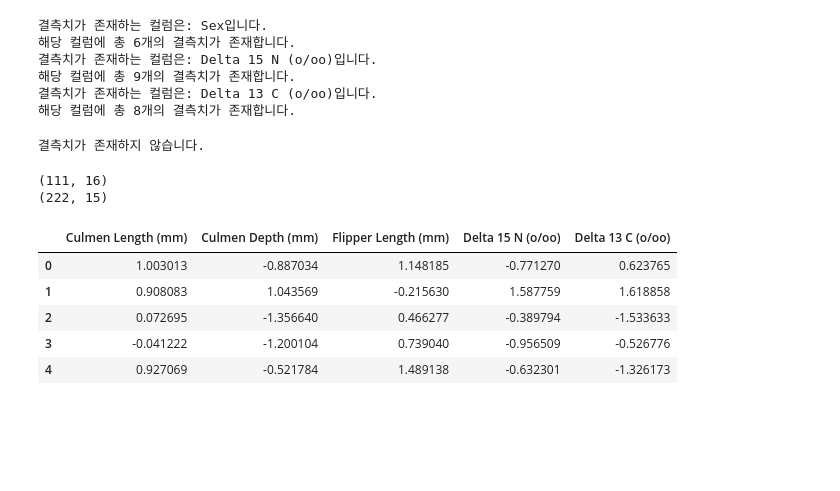
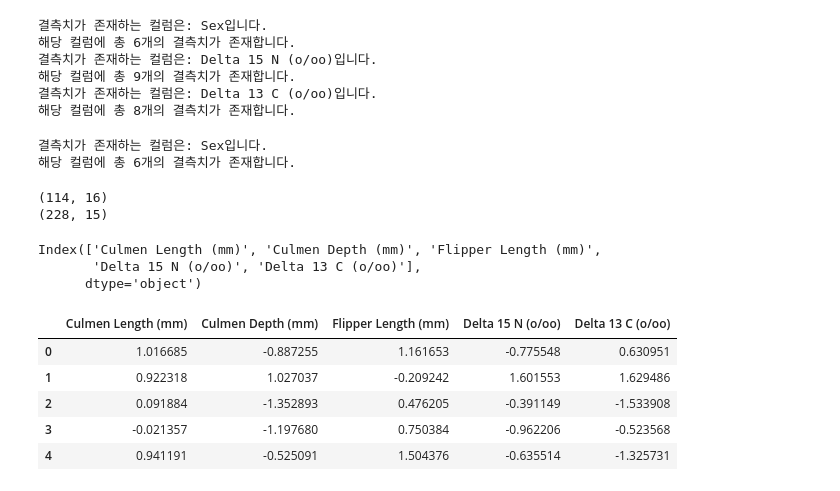
Before and after one commit to hyejeong0807/dacon, a Jupyter notebook: 펭귄데이터분석.ipynb, the cells around one changed output. Drawn from its saved outputs; the diff is of its cells as text; code cells hidden in the pictures; blank space fills up the shorter version.

```diff
--- a/펭귄데이터분석.ipynb
+++ b/펭귄데이터분석.ipynb
@@ -68,11 +68,12 @@ data[data.isna().sum(axis=1)>0]
 def handle_na(data, missing_col):
   temp = data.copy()
   for col, dtype in missing_col:
-    if dtype == 'O':
-      temp = temp.dropna(subset=[col], axis=0)
-    elif dtype == int or dtype == float:
+    #if dtype == 'O':
+    #  temp.loc[:, col] = temp[col].fillna(temp[[col, 'Body Mass (g)']].)
+    #  temp = temp.dropna(subset=[col])
+    if dtype == int or dtype == float:
       temp.loc[:, col] = temp[col].fillna(temp[col].mean())
-  temp = temp.reset_index(drop=True)
+  #temp = temp.reset_index(drop=True)
   return temp
 # %%
 data = handle_na(data, missing_col)
@@ -273,7 +275,8 @@ test_missing_col = check_missing_col(raw_test)
 raw_test = handle_na(raw_test, test_missing_col)
 test_missing_col = check_missing_col(raw_test)
 # %% [output]
-결측치가 존재하지 않습니다.
+결측치가 존재하는 컬럼은: Sex입니다.
+해당 컬럼에 총 6개의 결측치가 존재합니다.
 # %%
 train = data.copy()
 test = raw_test.copy()
@@ -283,8 +286,14 @@ test = pd.get_dummies(test)
 print(train.shape)
 print(test.shape)
 # %% [output]
-(111, 16)
-(222, 15)
+(114, 16)
+(228, 15)
+# %%
+numeric_feature[:-1]
+# %% [output]
+Index(['Culmen Length (mm)', 'Culmen Depth (mm)', 'Flipper Length (mm)',
+       'Delta 15 N (o/oo)', 'Delta 13 C (o/oo)'],
+      dtype='object')
 # %%
 from sklearn.preprocessing import StandardScaler
 
@@ -292,14 +301,14 @@ std_scaler = StandardScaler()
 scaled_train = std_scaler.fit_transform(train[numeric_feature[:-1]])
 scaled_test = std_scaler.fit_transform(test[numeric_feature[:-1]])
 # %%
-train[numeric_feature[:-1]] = pd.DataFrame(data=scaled_train, columns=numeric_feature[:-1])
-test[numeric_feature[:-1]] = pd.DataFrame(data=scaled_test, columns=numeric_feature[:-1])
+train[numeric_feature[:-1]] = pd.DataFrame(data=scaled_train, columns=numeric_feature[:-1], index=train.index)
+test[numeric_feature[:-1]] = pd.DataFrame(data=scaled_test, columns=numeric_feature[:-1], index=test.index)
 
 train[numeric_feature[:-1]].head()
 # %% [output]
 |  | Culmen Length (mm) | Culmen Depth (mm) | Flipper Length (mm) | Delta 15 N (o/oo) | Delta 13 C (o/oo) |
-| 0 | 1.003013 | -0.887034 | 1.148185 | -0.771270 | 0.623765 |
-| 1 | 0.908083 | 1.043569 | -0.215630 | 1.587759 | 1.618858 |
-| 2 | 0.072695 | -1.356640 | 0.466277 | -0.389794 | -1.533633 |
-| 3 | -0.041222 | -1.200104 | 0.739040 | -0.956509 | -0.526776 |
-| 4 | 0.927069 | -0.521784 | 1.489138 | -0.632301 | -1.326173 |
+| 0 | 1.016685 | -0.887255 | 1.161653 | -0.775548 | 0.630951 |
+| 1 | 0.922318 | 1.027037 | -0.209242 | 1.601553 | 1.629486 |
+| 2 | 0.091884 | -1.352893 | 0.476205 | -0.391149 | -1.533908 |
+| 3 | -0.021357 | -1.197680 | 0.750384 | -0.962206 | -0.523568 |
+| 4 | 0.941191 | -0.525091 | 1.504376 | -0.635514 | -1.325731 |
```
Also changed, not shown: parts of 9 cells of this notebook.
